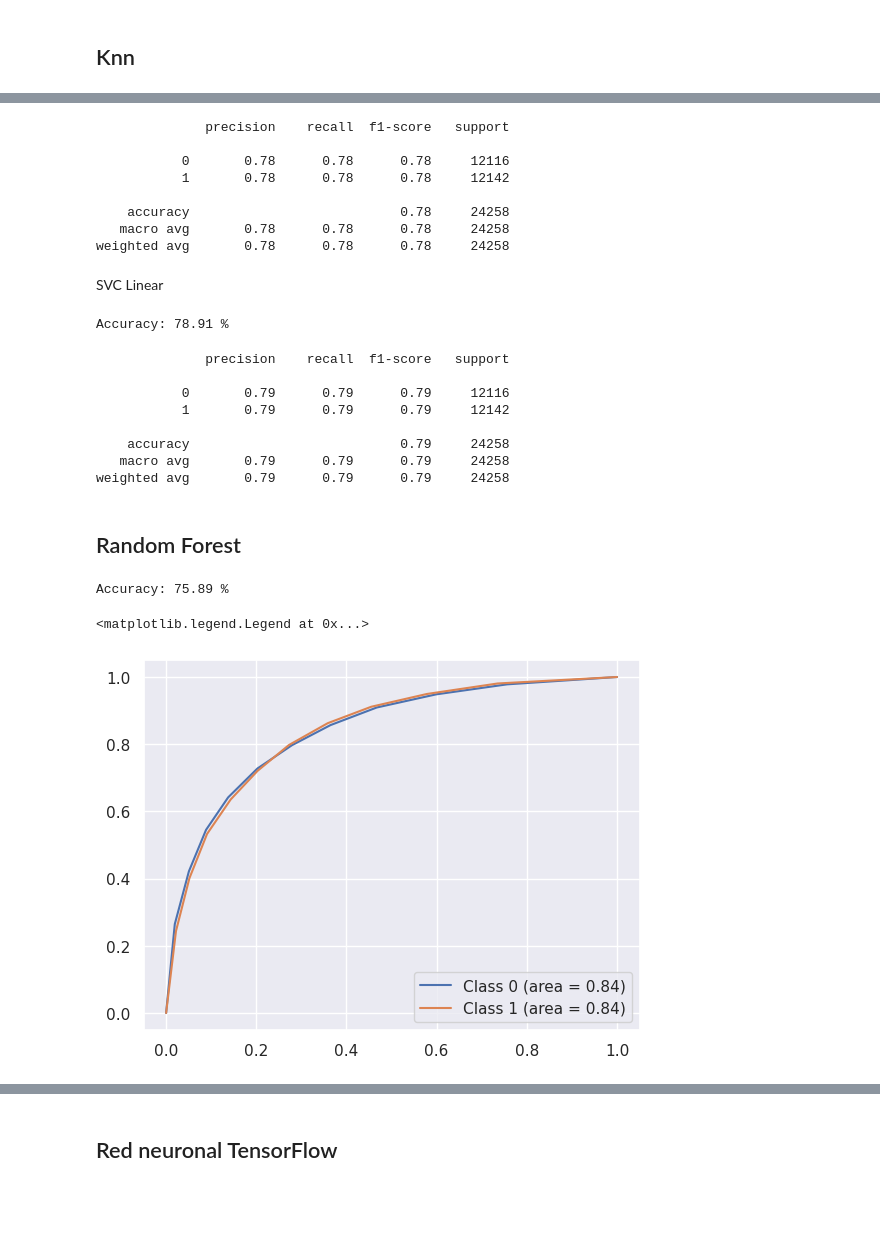
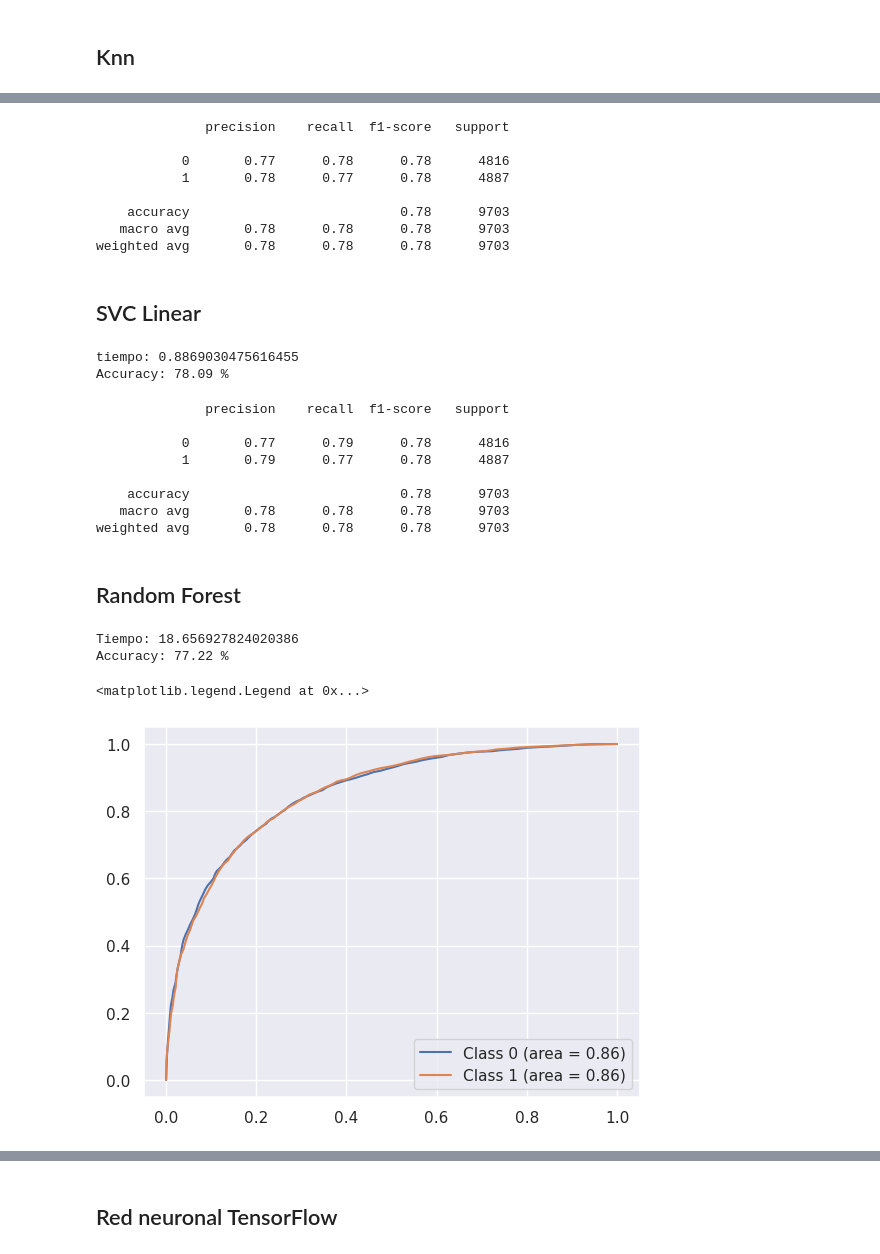
Before and after one commit to davidfeliu/LOL-SOLO-Q-Ranked-Games-Predictor, a Jupyter notebook: notebooks/Main.ipynb, the cells around one changed output, grey strips where cells are left out. Cells and saved outputs as stored; diff of their text form; code cells hidden in the pictures; blank space fills up the shorter version.

```diff
--- a/notebooks/Main.ipynb
+++ b/notebooks/Main.ipynb
@@ -41,7 +56,7 @@ print('Total of missing values found:', dataset.isna().sum().sum(), '.')
 Total of missing values found: 0 .
 # %%
 ## Im going to reduce the dataset len bc it has a lot of samples
-dataset= dataset[::2]
+dataset= dataset[::5]
 # %% [markdown]
 As we can se a lot of values are Binary values , we are going to make the histogram for all the values that are not binary. And we don't have missing values.
 # %%
@@ -196,5 +213,9 @@ Here we have splitted our data into a train and a test set for train and test ou
 Añadir mes infor aqui  https://scikit-learn.org/stable/modules/svm.html#classification
 # %%
 from sklearn import svm
-clf= svm.SVC(probability=False)
+clf= svm.SVC(probability=True)
+import time
+inicio = time.time()
 clf.fit(X_train,y_train)
+final = time.time()
+print("Tiempo: " + str(final-inicio))
@@ -211,0 +247,20 @@ print(classification_report(y_test,result))
+# %%
+prob=clf.predict_proba(X_test)
+
+from sklearn.metrics import accuracy_score, roc_curve, auc
+from sklearn.metrics import classification_report
+fpr = {}
+tpr = {}
+roc_auc = {}
+
+
+for i in range(2):
+    fpr[i], tpr[i],_  = roc_curve(y_test == i, prob[:, i])
+    roc_auc[i] = auc(fpr[i], tpr[i])
+
+# Compute micro-average ROC curve and ROC area
+# Plot ROC curve
+plt.figure()
+for i in range(2):
+    plt.plot(fpr[i], tpr[i], label='Class {0} (area = {1:0.2f})' ''.format(i, roc_auc[i]))
+plt.legend()
@@ -255,72 +317,81 @@ print(classification_report(y_test,result))
 # %% [output]
               precision    recall  f1-score   support
 
-           0       0.78      0.78      0.78     12116
-           1       0.78      0.78      0.78     12142
+           0       0.77      0.78      0.78      4816
+           1       0.78      0.77      0.78      4887
 
-    accuracy                           0.78     24258
-   macro avg       0.78      0.78      0.78     24258
-weighted avg       0.78      0.78      0.78     24258
+    accuracy                           0.78      9703
+   macro avg       0.78      0.78      0.78      9703
+weighted avg       0.78      0.78      0.78      9703
 # %% [markdown]
-SVC Linear
+## SVC Linear
 # %%
 lin_clf = svm.LinearSVC()
+import time
+start = time.time()
 lin_clf.fit(X_train, y_train)
+end = time.time()
+print("tiempo: " +str(end-start))
 result = lin_clf.predict(X_test)
 
 accuracy = round(accuracy_score(y_test, result)*100, 2)
 
 print('Accuracy:', accuracy, '%')
 # %% [output]
-Accuracy: 78.91 %
+tiempo: 0.8869030475616455
+Accuracy: 78.09 %
 # %%
 print(classification_report(y_test,result))
 # %% [output]
               precision    recall  f1-score   support
 
-           0       0.79      0.79      0.79     12116
-           1       0.79      0.79      0.79     12142
+           0       0.77      0.79      0.78      4816
+           1       0.79      0.77      0.78      4887
 
-    accuracy                           0.79     24258
-   macro avg       0.79      0.79      0.79     24258
-weighted avg       0.79      0.79      0.79     24258
+    accuracy                           0.78      9703
+   macro avg       0.78      0.78      0.78      9703
+weighted avg       0.78      0.78      0.78      9703
 # %% [markdown]
 ## Random Forest
 # %%
 from sklearn.ensemble import RandomForestClassifier
-random = RandomForestClassifier(n_estimators=10)
+random = RandomForestClassifier(n_estimators=100)
+inicio = time.time()
 random = random.fit(X_train, y_train)
+final = time.time()
+print("Tiempo: " + str(final-inicio))
 result = random.predict(X_test)
 prob = random.predict_proba(X_test)
 
 
 accuracy = round(accuracy_score(y_test, result)*100, 2)
 
 
 print('Accuracy:', accuracy, '%')
 
 
 from sklearn.metrics import accuracy_score, roc_curve, auc
 from sklearn.metrics import classification_report
 fpr = {}
 tpr = {}
 roc_auc = {}
 
 
 for i in range(2):
     fpr[i], tpr[i],_  = roc_curve(y_test == i, prob[:, i])
     roc_auc[i] = auc(fpr[i], tpr[i])
 
 # Compute micro-average ROC curve and ROC area
 # Plot ROC curve
 plt.figure()
 for i in range(2):
     plt.plot(fpr[i], tpr[i], label='Class {0} (area = {1:0.2f})' ''.format(i, roc_auc[i]))
 plt.legend()
 # %% [output]
-Accuracy: 75.89 %
+Tiempo: 18.656927824020386
+Accuracy: 77.22 %
 <matplotlib.legend.Legend at 0x...>
-[figure, old version]
+[figure, new version]
 # %%
 print(classification_report(y_test,result))
 # %% [output]
```
Also changed, not shown: parts of 20 cells of this notebook, 1 other file.
